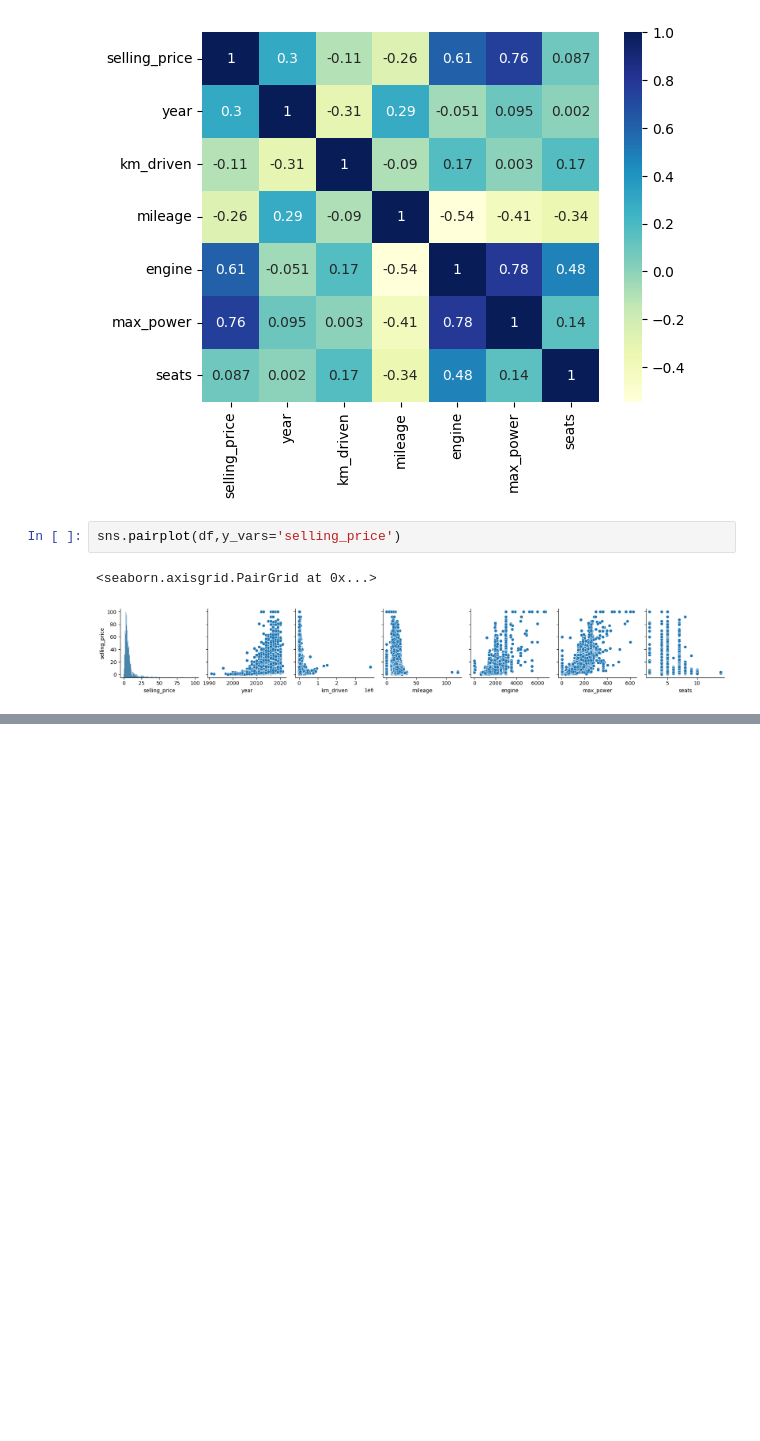
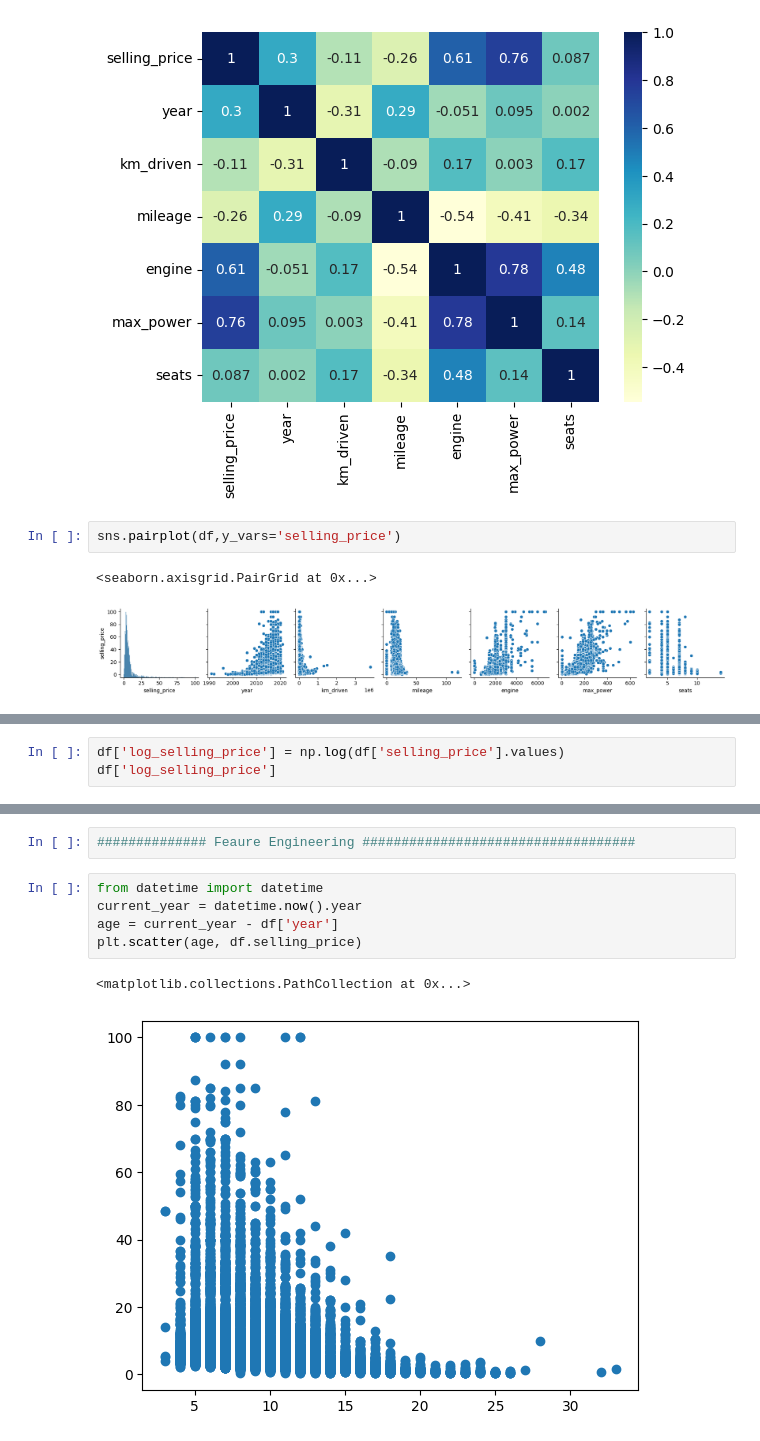
Before and after one commit to ManiCEH/ML, a Jupyter notebook: Linear_Regression_Model.ipynb, the cells around one changed output, grey strips where cells are left out. Cells and saved outputs as stored; diff of their text form; blank space fills up the shorter version.

```diff
--- a/Linear_Regression_Model.ipynb
+++ b/Linear_Regression_Model.ipynb
@@ -205,0 +289,3 @@ sns.pairplot(df,y_vars='selling_price')
+# %%
+df['log_selling_price'] = np.log(df['selling_price'].values)
+df['log_selling_price']
@@ -205,0 +325,10 @@ sns.pairplot(df,y_vars='selling_price')
+# %%
+############## Feaure Engineering ###################################
+# %%
+from datetime import datetime
+current_year = datetime.now().year
+age = current_year - df['year']
+plt.scatter(age, df.selling_price)
+# %% [output]
+<matplotlib.collections.PathCollection at 0x...>
+[figure, added]
```
Also changed, not shown: parts of 14 cells of this notebook, 1 other file.
